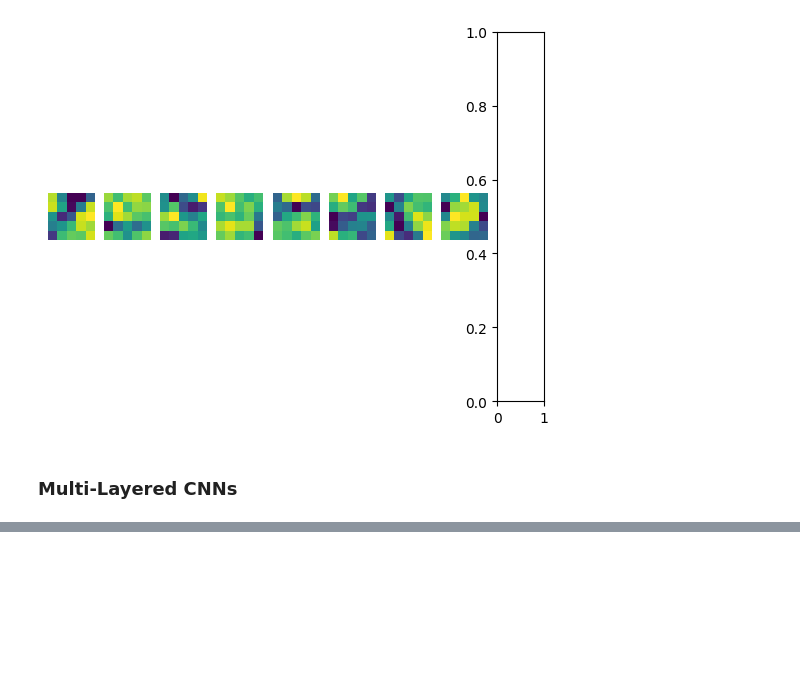
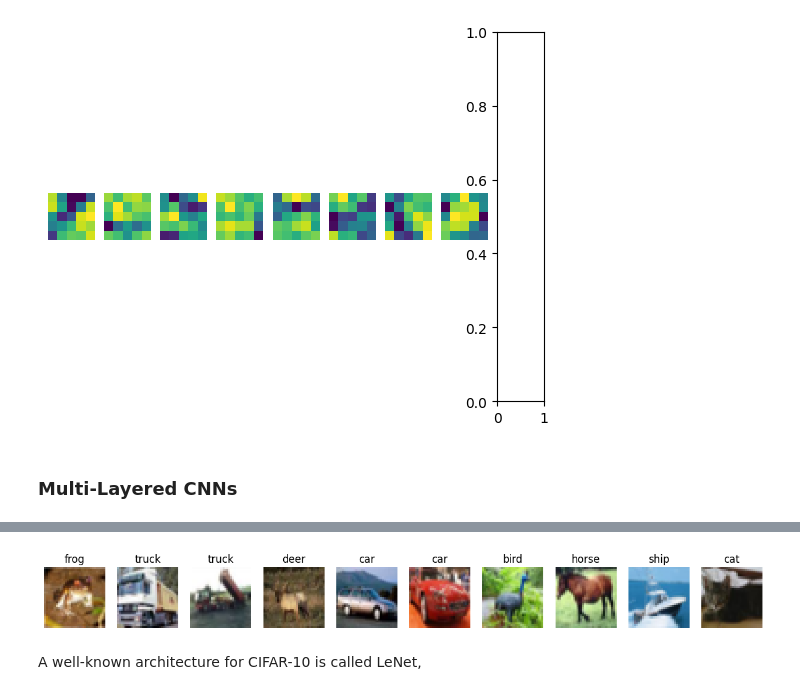
Before and after one commit to lokeshcv/ComputerVisionDeepLearning, a Jupyter notebook: pytorch_vision_CNN.ipynb, the cells around one changed output, grey strips where cells are left out. Saved outputs shown, nothing was run; the diff lists cells and outputs as text; code cells hidden in the pictures; blank space fills up the shorter version.

```diff
--- a/pytorch_vision_CNN.ipynb
+++ b/pytorch_vision_CNN.ipynb
@@ -281,0 +344,24 @@ with torch.no_grad():
+# %%
+transform = torchvision.transforms.Compose(
+    [torchvision.transforms.ToTensor(),
+     torchvision.transforms.Normalize((0.5, 0.5, 0.5), (0.5, 0.5, 0.5))])
+
+trainset = torchvision.datasets.CIFAR10(root='/content/data',
+                                        train=True, download=True,
+                                        transform=transform)
+
+trainloader = torch.utils.data.DataLoader(trainset,
+                                          batch_size=14,
+                                          shuffle=True)
+
+testset = torchvision.datasets.CIFAR10(root='/content/data',
+                                       train=False,
+                                       download=True,
+                                       transform=transform)
+
+testloader = torch.utils.data.DataLoader(testset,
+                                         batch_size=14,
+                                         shuffle=False)
+
+classes = ('plane', 'car', 'bird', 'cat', 'deer', 'dog', 'frog',
+           'horse', 'ship', 'truck')
@@ -281,0 +372,6 @@ with torch.no_grad():
+# %%
+display_dataset(trainset,classes=classes)
+# %% [output]
+[figure, added]
+# %% [markdown]
+A well-known architecture for CIFAR-10 is called LeNet,
```
Also changed, not shown: parts of 13 cells of this notebook.
